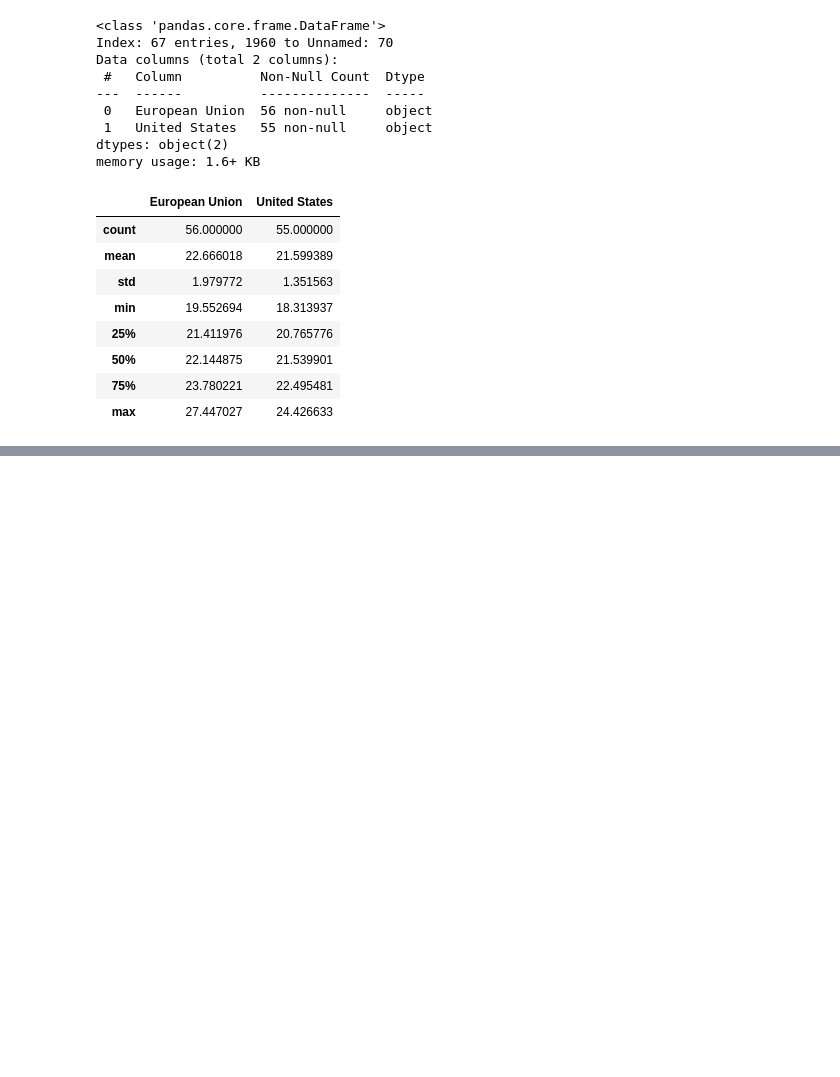
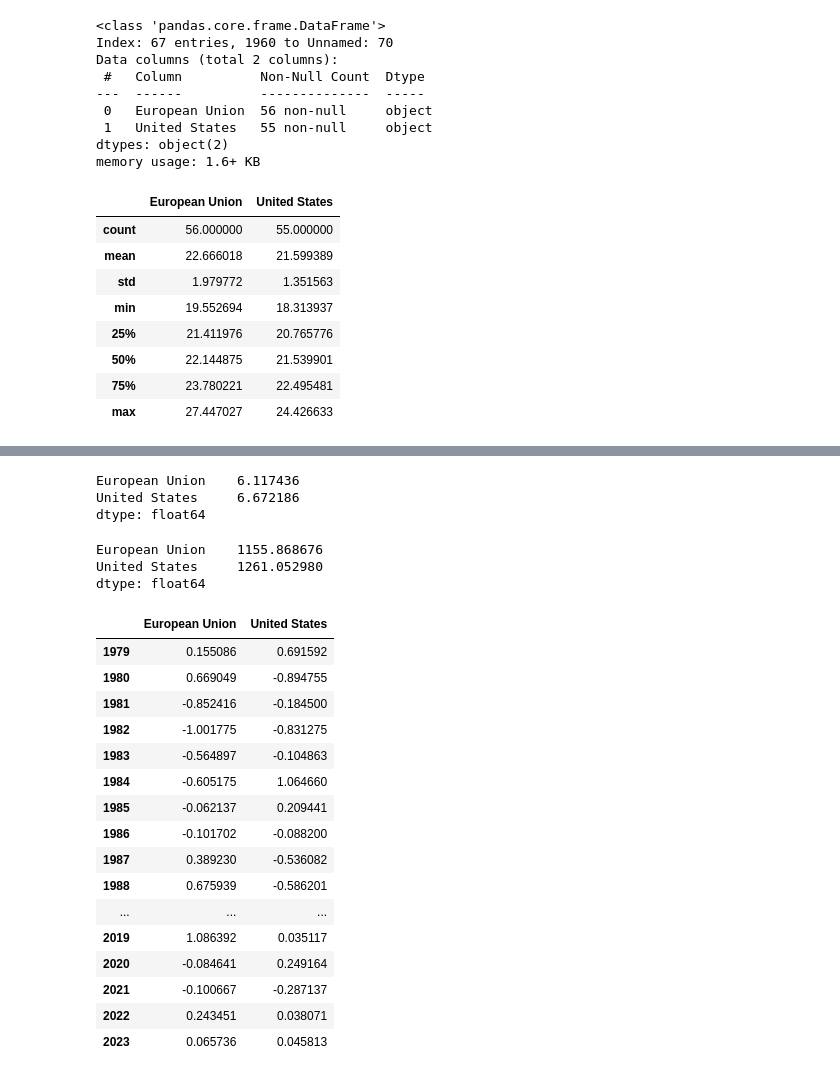
Before and after one commit to sabalunax/RKiF_Analiza, a Jupyter notebook: Analiza_RKiF.ipynb, the cells around one changed output, grey strips where cells are left out. Saved outputs shown, nothing was run; the diff lists cells and outputs as text; code cells hidden in the pictures; blank space fills up the shorter version.

```diff
--- a/Analiza_RKiF.ipynb
+++ b/Analiza_RKiF.ipynb
@@ -124,0 +259,38 @@ print(sys.version)
+# %%
+df_US_EU_1978_2023.std() / df_US_EU_1978_2023.mean() * 100
+# %% [output]
+European Union    6.117436
+United States     6.672186
+dtype: float64
+# %%
+df_changes = df_US_EU_1978_2023.diff().dropna()
+
+cv_changes = (
+    df_changes.std() / df_changes.mean().abs() * 100
+)
+
+print(cv_changes)
+# %% [output]
+European Union    1155.868676
+United States     1261.052980
+dtype: float64
+# %%
+df_changes
+# %% [output]
+|  | European Union | United States |
+| 1979 | 0.155086 | 0.691592 |
+| 1980 | 0.669049 | -0.894755 |
+| 1981 | -0.852416 | -0.184500 |
+| 1982 | -1.001775 | -0.831275 |
+| 1983 | -0.564897 | -0.104863 |
+| 1984 | -0.605175 | 1.064660 |
+| 1985 | -0.062137 | 0.209441 |
+| 1986 | -0.101702 | -0.088200 |
+| 1987 | 0.389230 | -0.536082 |
+| 1988 | 0.675939 | -0.586201 |
+| ... | ... | ... |
+| 2019 | 1.086392 | 0.035117 |
+| 2020 | -0.084641 | 0.249164 |
+| 2021 | -0.100667 | -0.287137 |
+| 2022 | 0.243451 | 0.038071 |
+| 2023 | 0.065736 | 0.045813 |
```
Also changed, not shown: parts of 19 cells of this notebook.
